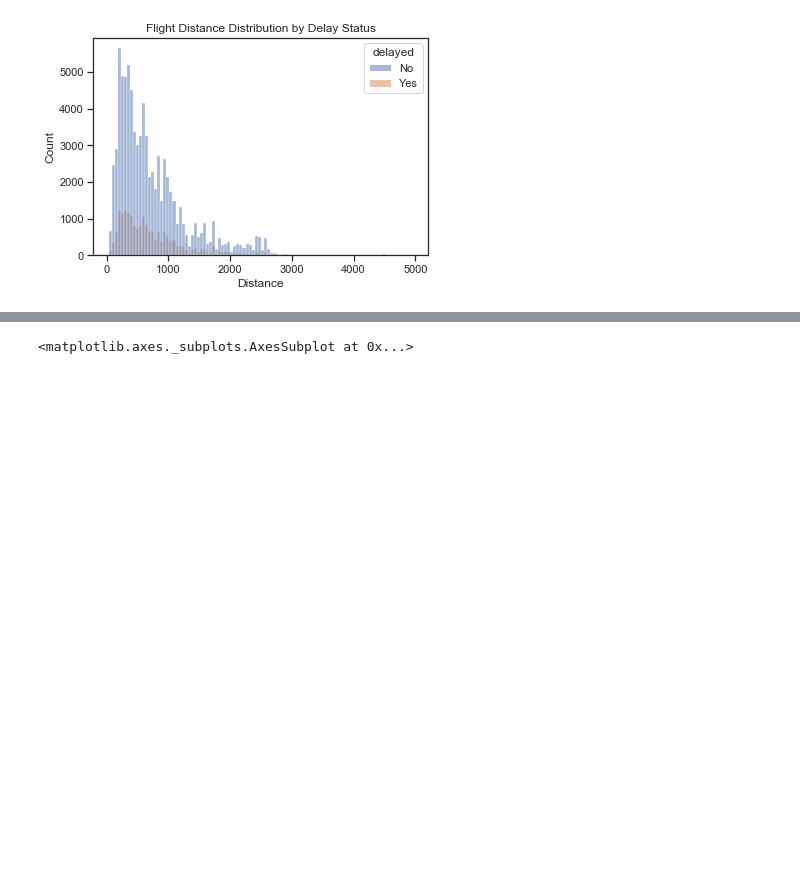
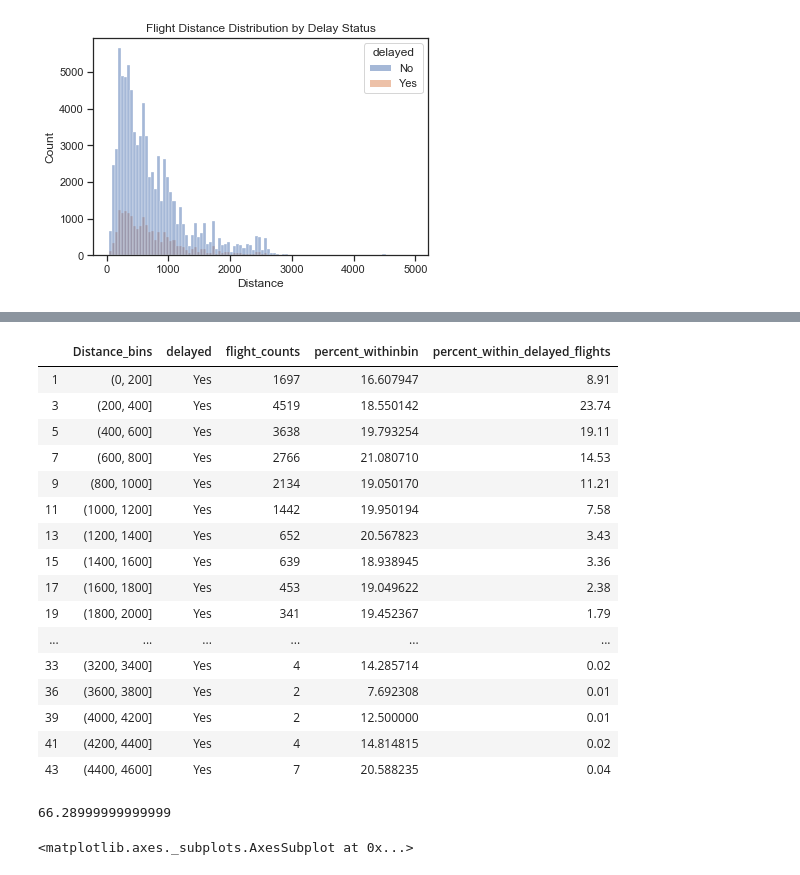
Before and after one commit to camligorkem/kaggle-flight-delays, a Jupyter notebook: flight_delay_prediction.ipynb, the cells around one changed output, grey strips where cells are left out. Cells and saved outputs as stored; diff of their text form; code cells hidden in the pictures; blank space fills up the shorter version.

```diff
--- a/flight_delay_prediction.ipynb
+++ b/flight_delay_prediction.ipynb
@@ -835,3 +920,27 @@ Text(0.5, 1.0, 'Flight Distance Distribution by Delay Status')
+# %%
+dist_delay_rate[dist_delay_rate.delayed=='Yes']
+# %% [output]
+|  | Distance_bins | delayed | flight_counts | percent_withinbin | percent_within_delayed_flights |
+| 1 | (0, 200] | Yes | 1697 | 16.607947 | 8.91 |
+| 3 | (200, 400] | Yes | 4519 | 18.550142 | 23.74 |
+| 5 | (400, 600] | Yes | 3638 | 19.793254 | 19.11 |
+| 7 | (600, 800] | Yes | 2766 | 21.080710 | 14.53 |
+| 9 | (800, 1000] | Yes | 2134 | 19.050170 | 11.21 |
+| 11 | (1000, 1200] | Yes | 1442 | 19.950194 | 7.58 |
+| 13 | (1200, 1400] | Yes | 652 | 20.567823 | 3.43 |
+| 15 | (1400, 1600] | Yes | 639 | 18.938945 | 3.36 |
+| 17 | (1600, 1800] | Yes | 453 | 19.049622 | 2.38 |
+| 19 | (1800, 2000] | Yes | 341 | 19.452367 | 1.79 |
+| ... | ... | ... | ... | ... | ... |
+| 33 | (3200, 3400] | Yes | 4 | 14.285714 | 0.02 |
+| 36 | (3600, 3800] | Yes | 2 | 7.692308 | 0.01 |
+| 39 | (4000, 4200] | Yes | 2 | 12.500000 | 0.01 |
+| 41 | (4200, 4400] | Yes | 4 | 14.814815 | 0.02 |
+| 43 | (4400, 4600] | Yes | 7 | 20.588235 | 0.04 |
+# %%
+8.91+23.74+19.11+14.53
+# %% [output]
+66.28999999999999
 # %%
 sns.scatterplot(data=train_df, x="DepTime", y="Distance", hue="delayed")
 # %% [output]
```
Also changed, not shown: parts of 16 cells of this notebook, 3 other files.
